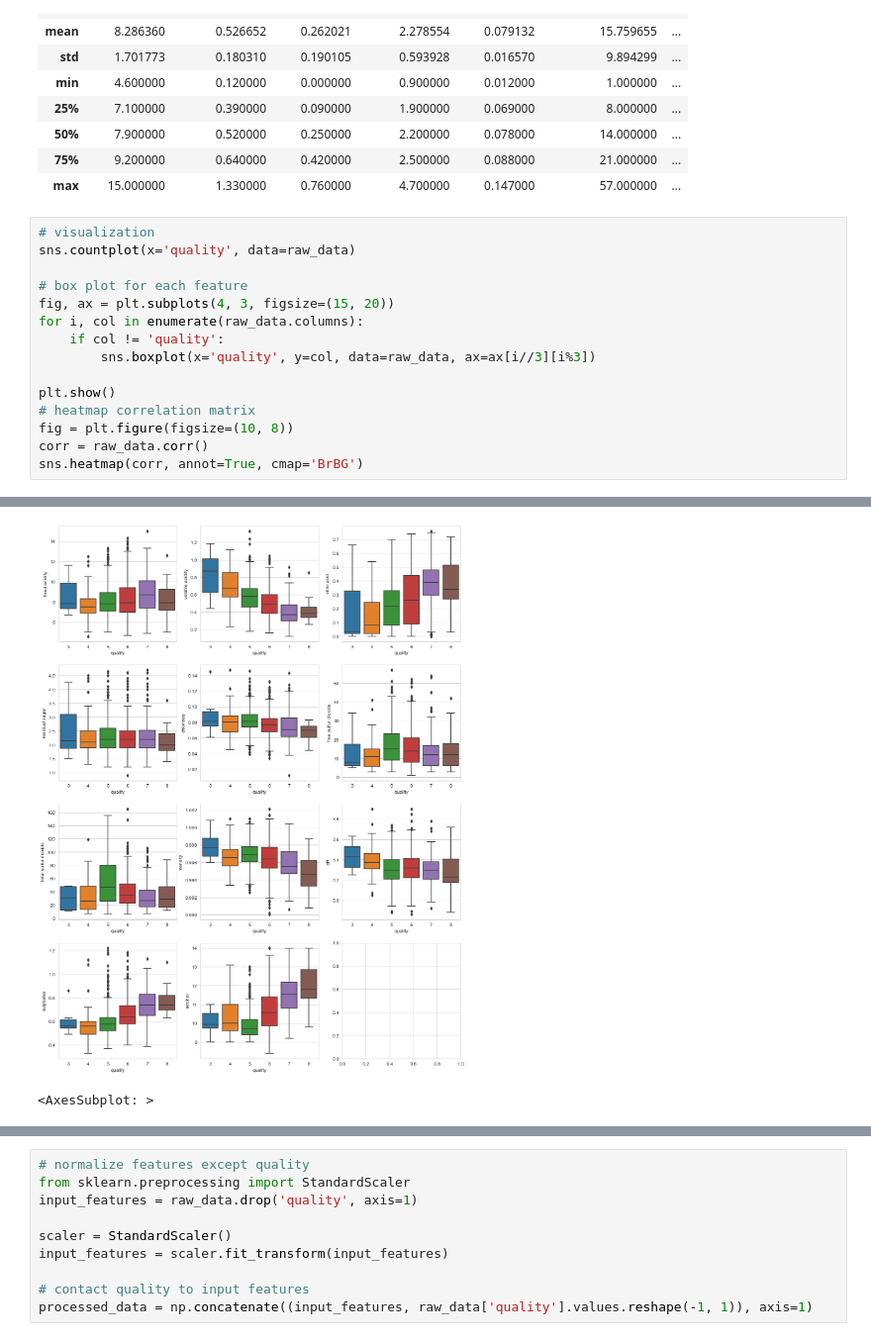
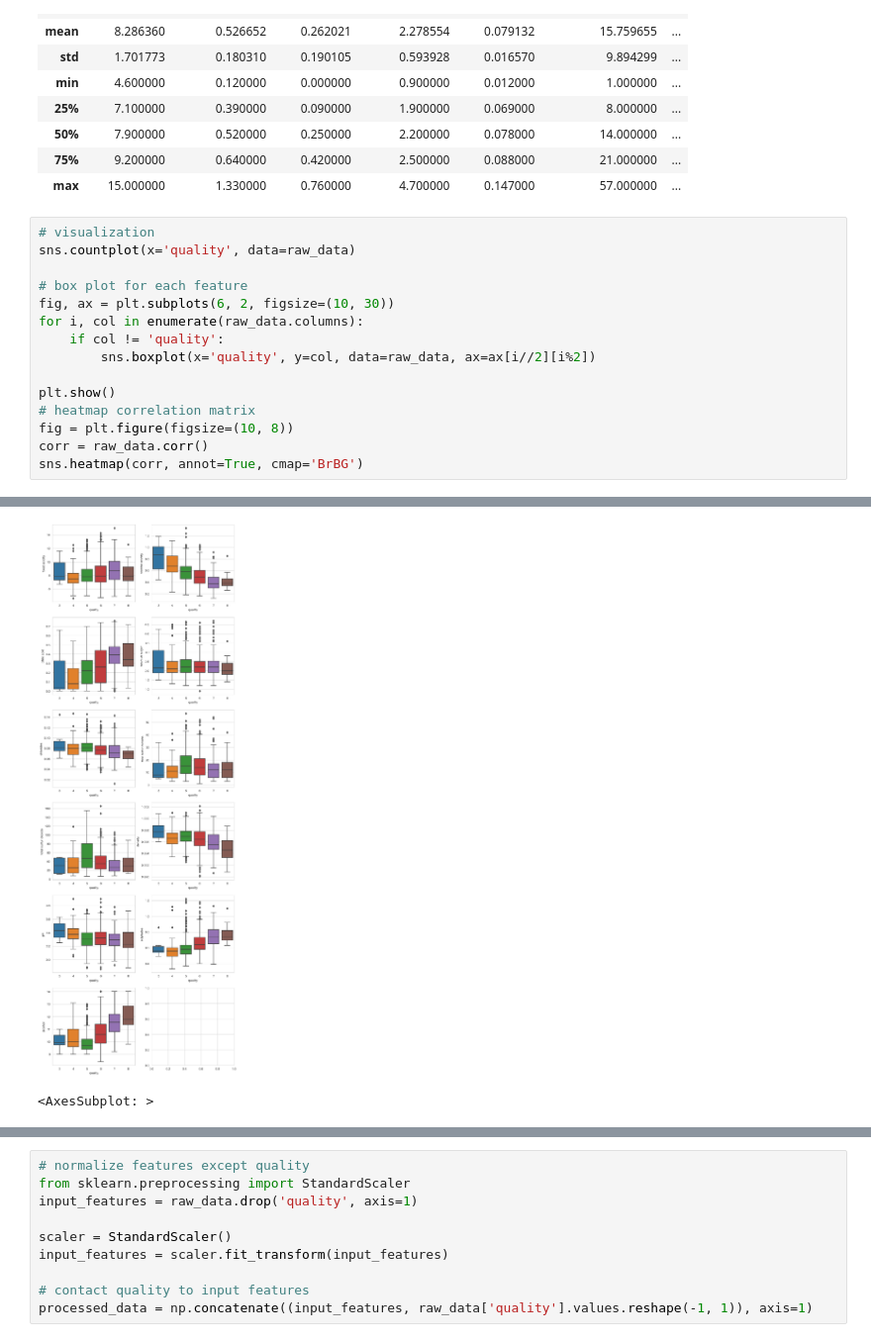
Before and after one commit to MarkQuanHaoyu/ESE417FinalProj, a Jupyter notebook: data_cleaning.ipynb, the cells around one changed output, grey strips where cells are left out. Shown at 99% size. Cells and saved outputs as stored; diff of their text form.

```diff
--- a/data_cleaning.ipynb
+++ b/data_cleaning.ipynb
@@ -85,21 +85,21 @@ memory usage: 123.6 KB
 # %%
 # visualization
 sns.countplot(x='quality', data=raw_data)
 
 # box plot for each feature
-fig, ax = plt.subplots(4, 3, figsize=(15, 20))
+fig, ax = plt.subplots(6, 2, figsize=(10, 30))
 for i, col in enumerate(raw_data.columns):
     if col != 'quality':
-        sns.boxplot(x='quality', y=col, data=raw_data, ax=ax[i//3][i%3])
+        sns.boxplot(x='quality', y=col, data=raw_data, ax=ax[i//2][i%2])
 
 plt.show()
 # heatmap correlation matrix
 fig = plt.figure(figsize=(10, 8))
 corr = raw_data.corr()
 sns.heatmap(corr, annot=True, cmap='BrBG')
 # %% [output]
 [figure]
-[figure, old version]
+[figure, new version]
 <AxesSubplot: >
 [figure]
 # %%
```
Also changed, not shown: 4 other files.
